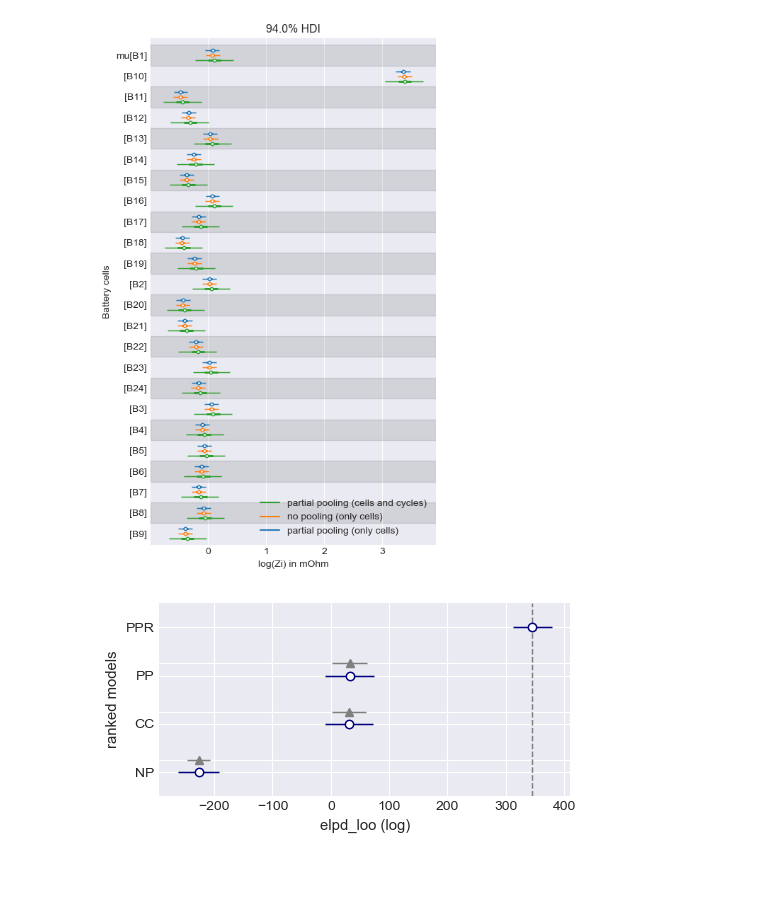
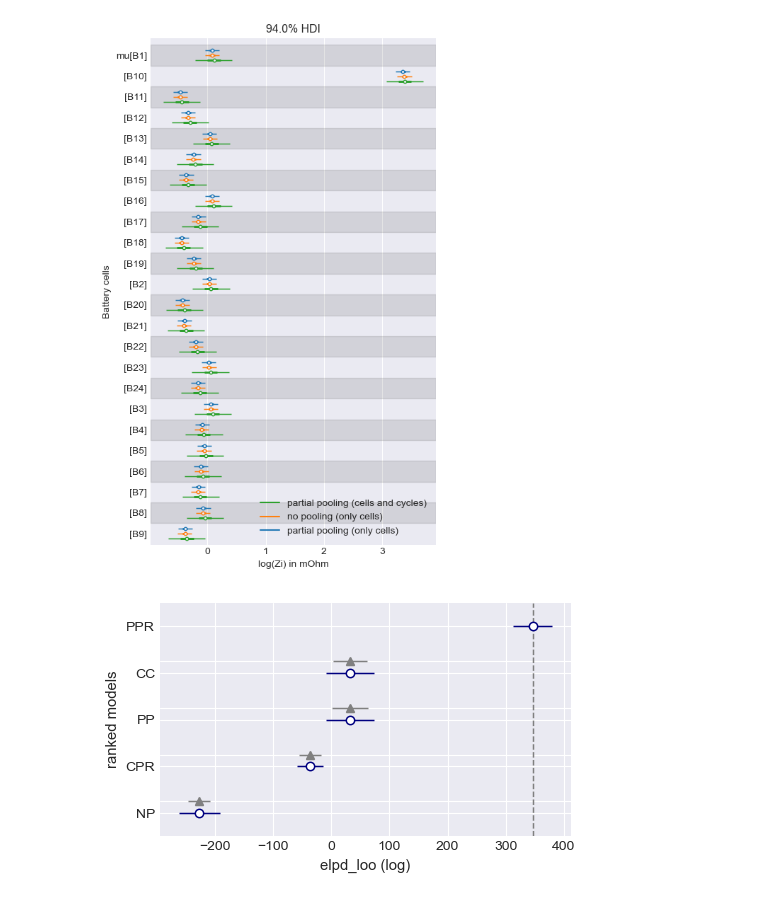
Before and after one commit to sarajcev/bayes_battery, a Jupyter notebook: bayes_analysis.ipynb, the cells around one changed output. Cells and saved outputs as stored; diff of their text form; code cells hidden in the pictures; blank space fills up the shorter version.

```diff
--- a/bayes_analysis.ipynb
+++ b/bayes_analysis.ipynb
@@ -1029,7 +1071,7 @@ coords_cells = {
 # of the Student's-t distribution).
 with pm.Model(coords=coords_cells) as multicell3:
     # Data containers.
-    zi = pm.Data('zi', np.log(measurements['Zi']), dims='samples')  # log scale
+    zi = pm.Data('zi', measurements['logZi'], dims='samples')  # log scale
     # Priors.
     mu = pm.Normal('mu', mu=0, sigma=10)
     sigma = pm.HalfCauchy('sigma', beta=2)
@@ -1102,7 +1146,7 @@ coords_cycles = {
 # Partial pooling model.
 with pm.Model(coords=coords_cycles) as multicycle:
     # Data containers.
-    zi = pm.Data('zi', np.log(measurements['Zi']), dims='samples')  # log scale
+    zi = pm.Data('zi', measurements['logZi'], dims='samples')  # log scale
     idc = pm.Data('idc', measurements['Discharge'], dims='samples')
     # Hyperpriors.
     mu_c = pm.Normal('mu_c', mu=0, sigma=10)
@@ -1252,7 +1296,7 @@ plt.show()
 # Partial pooling with a unique variance.
 with pm.Model(coords=coords_cycles) as multicycle2:
     # Data containers.
-    zi = pm.Data('zi', np.log(measurements['Zi']), dims='samples')  # log space
+    zi = pm.Data('zi', measurements['logZi'], dims='samples')  # log space
     idc = pm.Data('idc', measurements['Discharge'], dims='samples')
     # Hyperpriors.
     mu_c = pm.Normal('mu_c', mu=0, sigma=10)
@@ -1335,10 +1378,10 @@ coords = {
     'cells': cell_names.categories,
     'cycles': range(len(discharges)),
 }
-# Clustering on cells and cycles at the same time.
+# Varying intercepts model.
 with pm.Model(coords=coords) as multi:
     # Data containers.
-    zi = pm.Data('zi', np.log(measurements['Zi']), dims='samples')  # log scale
+    zi = pm.Data('zi', measurements['logZi'], dims='samples')  # log scale
     idc = pm.Data('idc', cell_names.codes, dims='samples')  # cells
     ids = pm.Data('ids', measurements['Discharge'], dims='samples')  # cycles
     # Hyperpriors.
@@ -1426,18 +1470,19 @@ plt.show()
 # %%
 # Bayesian model comparison.
 traces = {
     'PP': idata_cell,    # partial pooling (clustering on cells)
     'PPR': idata_cell_robust,  # partial pooling (robust clustering on cells)
     'NP': idata_cycle2,  # partial pooling w/ unique var. (clustering on cycles)
     'CC': idata_multi,   # partial pooling w/ clustering on both cells and cycles
+    'CPR': idata_cell3,  # complete pooling (robust)
 }
 # Pareto-smoothed importance sampling leave-one-out cross-validation (LOOCV).
 model_comparison = az.compare(traces, ic='loo', method='stacking')
 
-fig, ax = plt.subplots(figsize=(5, 2.6))
+fig, ax = plt.subplots(figsize=(5, 3))
 az.plot_compare(model_comparison, plot_ic_diff=True, title=False,
                 textsize=10, plot_kwargs={'color_ic': 'navy'}, ax=ax)
 fig.tight_layout()
 plt.show()
 # %% [output]
-[figure, old version]
+[figure, new version]
```
Also changed, not shown: parts of 64 cells of this notebook.
